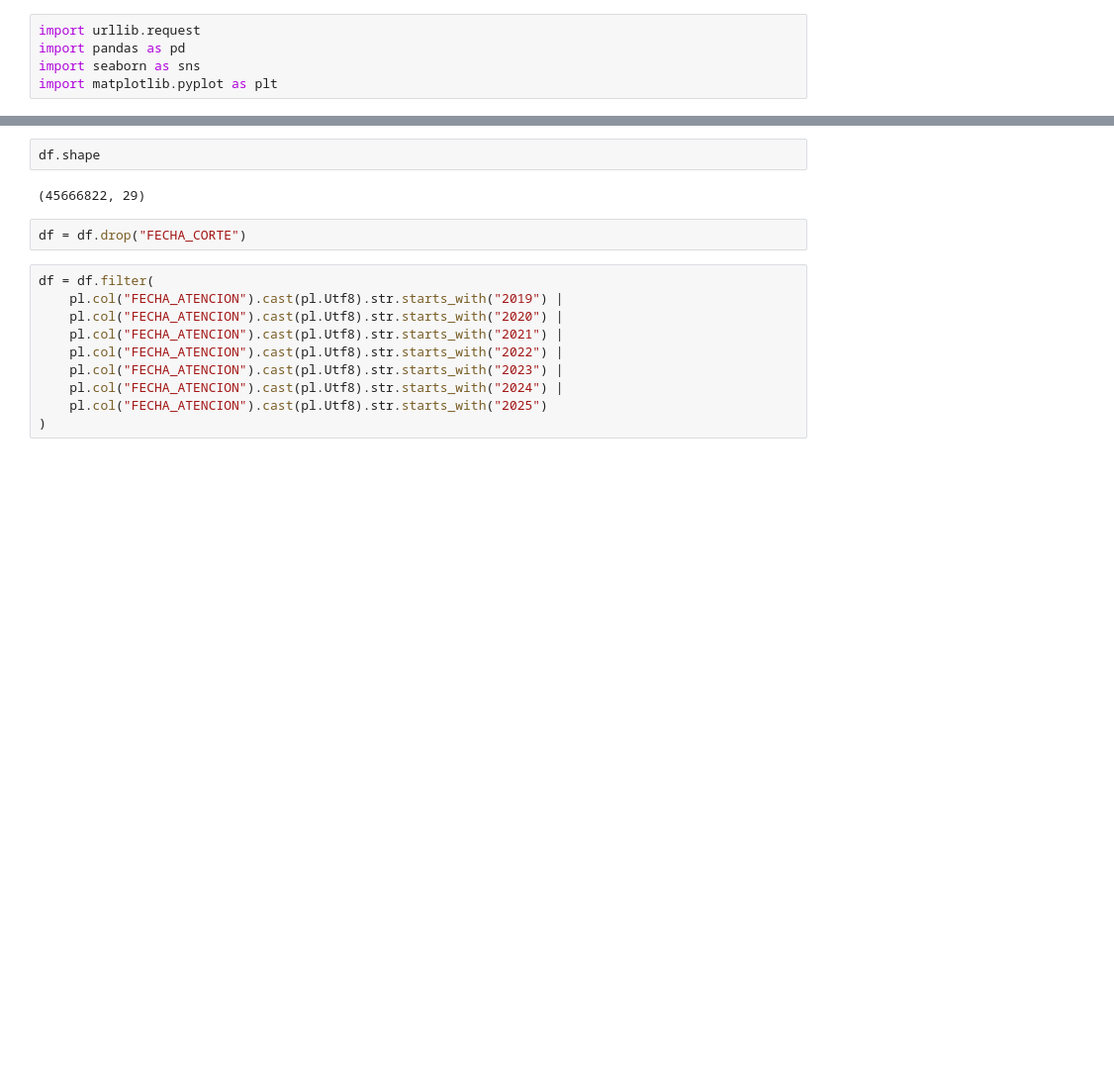
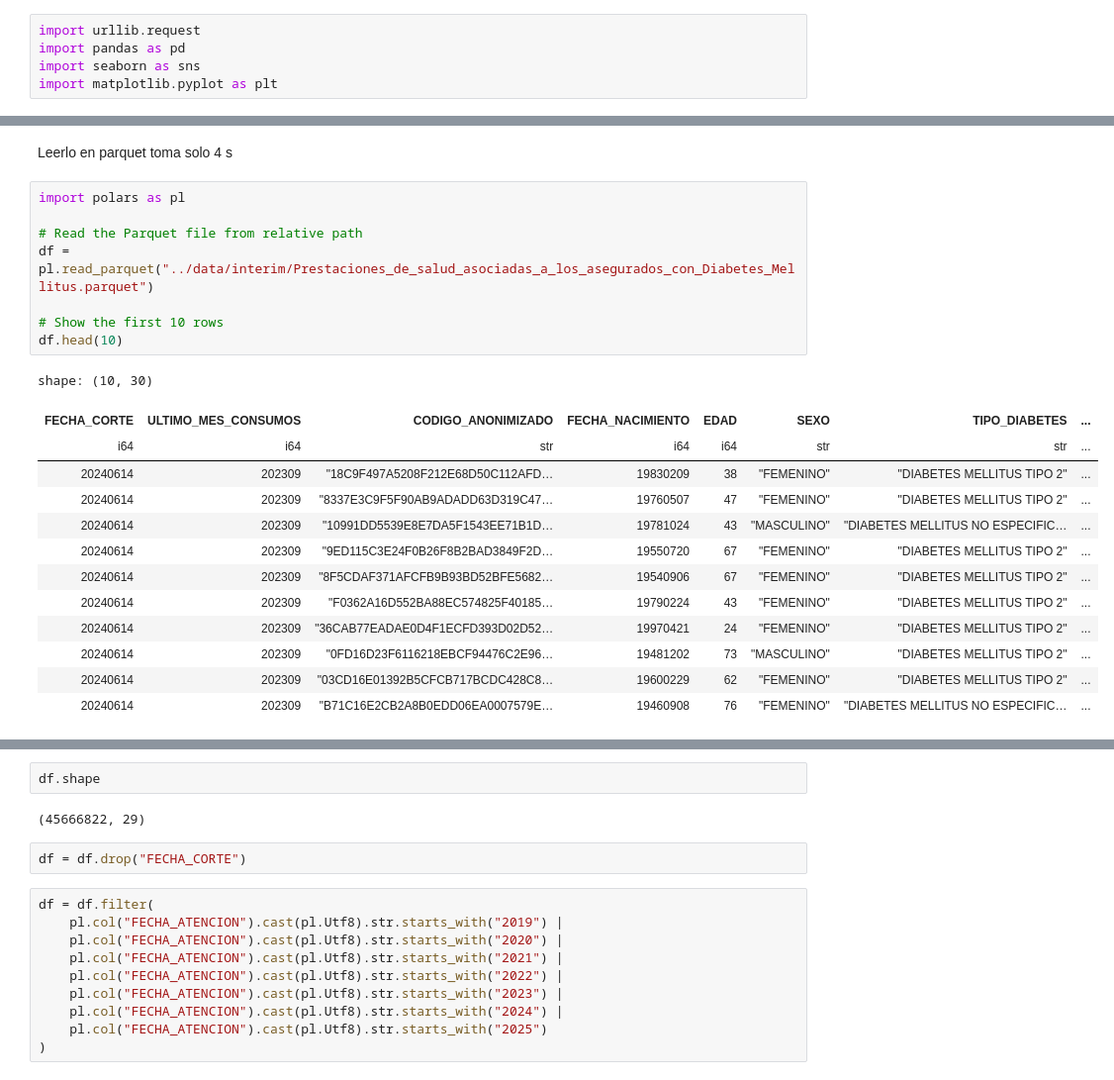
Before and after one commit to vlenix2505/Dataton_CONOVATEC, a Jupyter notebook: notebooks/Lectura_en_parquet_comparacion.ipynb, the cells around one changed output, grey strips where cells are left out. Shown at 99% size. Cells and saved outputs as stored; diff of their text form; blank space fills up the shorter version.

```diff
--- a/CONOVATEC.ipynb
+++ b/notebooks/Lectura_en_parquet_comparacion.ipynb
@@ -38,0 +32,24 @@ shape: (7, 29)
+# %% [markdown]
+Leerlo en parquet toma solo 4 s
+# %%
+import polars as pl
+
+# Read the Parquet file from relative path
+df = pl.read_parquet("../data/interim/Prestaciones_de_salud_asociadas_a_los_asegurados_con_Diabetes_Mellitus.parquet")
+
+# Show the first 10 rows
+df.head(10)
+# %% [output]
+shape: (10, 30)
+| FECHA_CORTE | ULTIMO_MES_CONSUMOS | CODIGO_ANONIMIZADO | FECHA_NACIMIENTO | EDAD | SEXO | TIPO_DIABETES | ... |
+| i64 | i64 | str | i64 | i64 | str | str | ... |
+| 20240614 | 202309 | "18C9F497A5208F212E68D50C112AFD… | 19830209 | 38 | "FEMENINO" | "DIABETES MELLITUS TIPO 2" | ... |
+| 20240614 | 202309 | "8337E3C9F5F90AB9ADADD63D319C47… | 19760507 | 47 | "FEMENINO" | "DIABETES MELLITUS TIPO 2" | ... |
+| 20240614 | 202309 | "10991DD5539E8E7DA5F1543EE71B1D… | 19781024 | 43 | "MASCULINO" | "DIABETES MELLITUS NO ESPECIFIC… | ... |
+| 20240614 | 202309 | "9ED115C3E24F0B26F8B2BAD3849F2D… | 19550720 | 67 | "FEMENINO" | "DIABETES MELLITUS TIPO 2" | ... |
+| 20240614 | 202309 | "8F5CDAF371AFCFB9B93BD52BFE5682… | 19540906 | 67 | "FEMENINO" | "DIABETES MELLITUS TIPO 2" | ... |
+| 20240614 | 202309 | "F0362A16D552BA88EC574825F40185… | 19790224 | 43 | "FEMENINO" | "DIABETES MELLITUS TIPO 2" | ... |
+| 20240614 | 202309 | "36CAB77EADAE0D4F1ECFD393D02D52… | 19970421 | 24 | "FEMENINO" | "DIABETES MELLITUS TIPO 2" | ... |
+| 20240614 | 202309 | "0FD16D23F6116218EBCF94476C2E96… | 19481202 | 73 | "MASCULINO" | "DIABETES MELLITUS TIPO 2" | ... |
+| 20240614 | 202309 | "03CD16E01392B5CFCB717BCDC428C8… | 19600229 | 62 | "FEMENINO" | "DIABETES MELLITUS TIPO 2" | ... |
+| 20240614 | 202309 | "B71C16E2CB2A8B0EDD06EA0007579E… | 19460908 | 76 | "FEMENINO" | "DIABETES MELLITUS NO ESPECIFIC… | ... |
```
Also changed, not shown: parts of 6 cells of this notebook, 7 other files.
